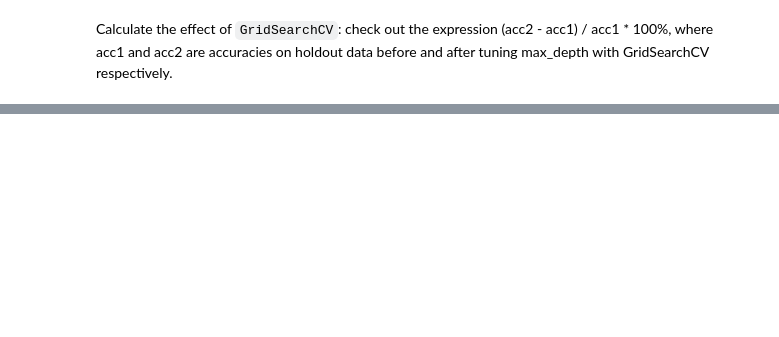
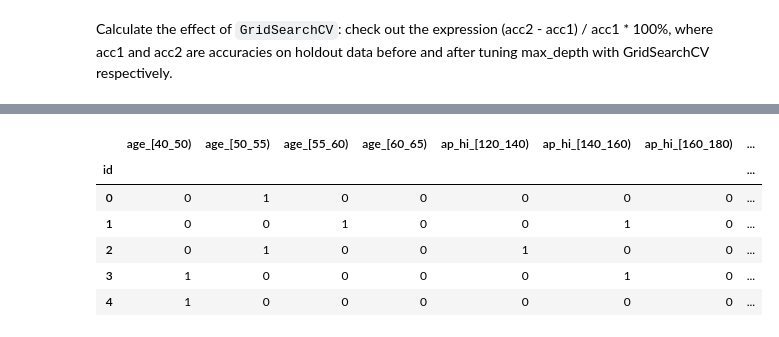
Before and after one commit to Schnell5/ODS_course, a Jupyter notebook: notebooks/assignment3_part1_decision_trees.ipynb, the cells around one changed output, grey strips where cells are left out. Saved outputs shown, nothing was run; the diff lists cells and outputs as text; code cells hidden in the pictures; blank space fills up the shorter version.

```diff
--- a/notebooks/assignment3_part1_decision_trees.ipynb
+++ b/notebooks/assignment3_part1_decision_trees.ipynb
@@ -318,0 +429,13 @@ Create a decision tree with the limitation `max_depth=3` and train it on the who
+# %%
+def add_range_features(new_df, orig_df, ranges, orig_feature):
+    for fname, frange in ranges.items():
+        new_df[fname] = orig_df[orig_feature].isin(frange).astype(int)
+    return new_df
+# %%
+new_df = pd.DataFrame()
+age_ranges = {'age_[40_50)': range(40, 50), 'age_[50_55)': range(50, 55),
+              'age_[55_60)': range(55, 60), 'age_[60_65)': range(60, 65)}
+ap_hi_ranges = {'ap_hi_[120_140)': range(120, 140), 'ap_hi_[140_160)': range(140, 160),
+                'ap_hi_[160_180)': range(160, 180)}
+new_df = add_range_features(new_df, df, age_ranges, 'age')
+new_df = add_range_features(new_df, df, ap_hi_ranges, 'ap_hi')
@@ -318,0 +452,11 @@ Create a decision tree with the limitation `max_depth=3` and train it on the who
+# %%
+new_df = pd.concat([new_df, df[['cholesterol_1', 'cholesterol_2', 'cholesterol_3']]], axis=1)
+new_df.head()
+# %% [output]
+|  | age_[40_50) | age_[50_55) | age_[55_60) | age_[60_65) | ap_hi_[120_140) | ap_hi_[140_160) | ap_hi_[160_180) | ... |
+| id |  |  |  |  |  |  |  | ... |
+| 0 | 0 | 1 | 0 | 0 | 0 | 0 | 0 | ... |
+| 1 | 0 | 0 | 1 | 0 | 0 | 1 | 0 | ... |
+| 2 | 0 | 1 | 0 | 0 | 1 | 0 | 0 | ... |
+| 3 | 1 | 0 | 0 | 0 | 0 | 1 | 0 | ... |
+| 4 | 1 | 0 | 0 | 0 | 0 | 0 | 0 | ... |
```
Also changed, not shown: parts of 35 cells of this notebook.
